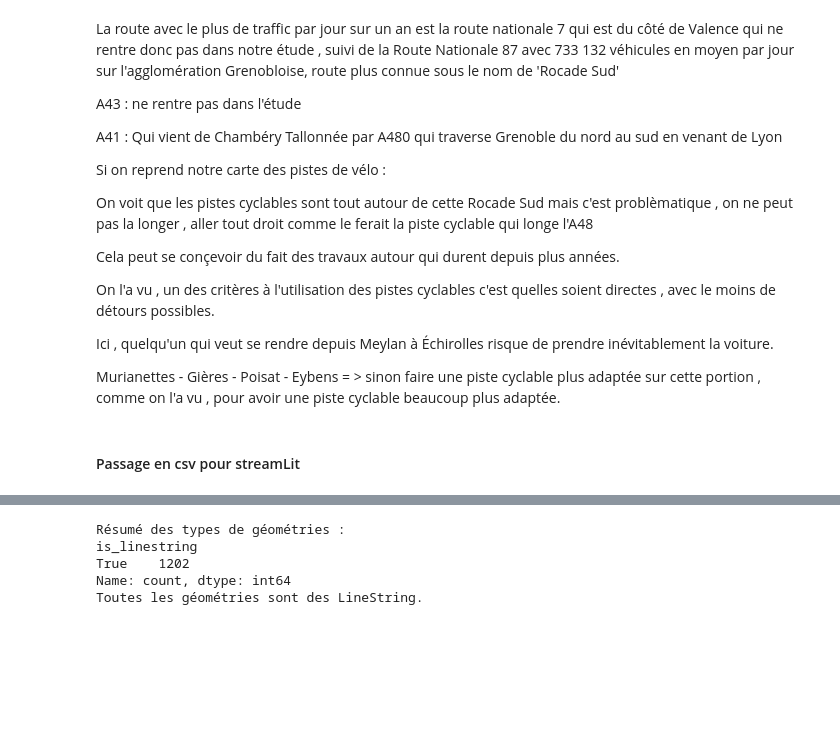
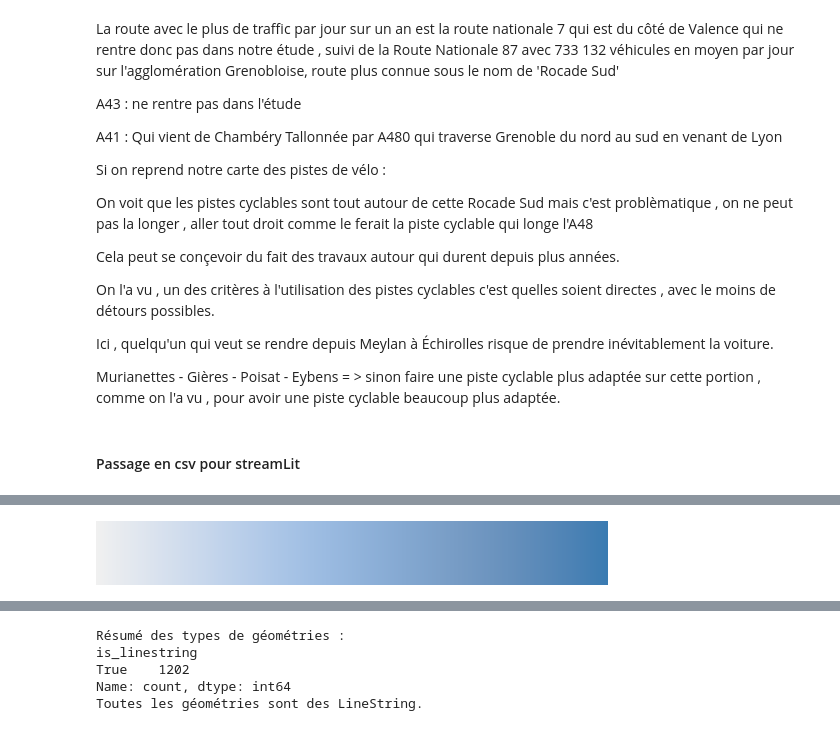
Before and after one commit to Flotauv/Projet_Data_Innovant-, a Jupyter notebook: Projet_FLO.ipynb, the cells around one changed output, grey strips where cells are left out. Drawn from its saved outputs; the diff is of its cells as text; code cells hidden in the pictures; blank space fills up the shorter version.

```diff
--- a/Projet_FLO.ipynb
+++ b/Projet_FLO.ipynb
@@ -474,0 +773,5 @@ df_axes_test
+# %%
+cmap = cc.cm.blues
+cmap
+# %% [output]
+[figure, added]
```
Also changed, not shown: parts of 55 cells of this notebook, 15 other files.
